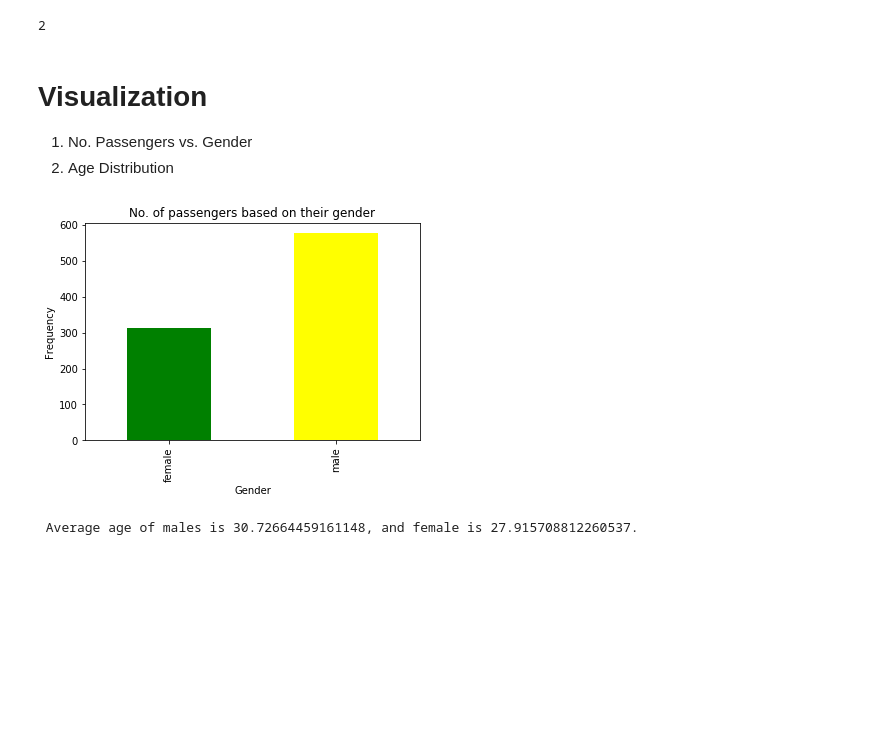
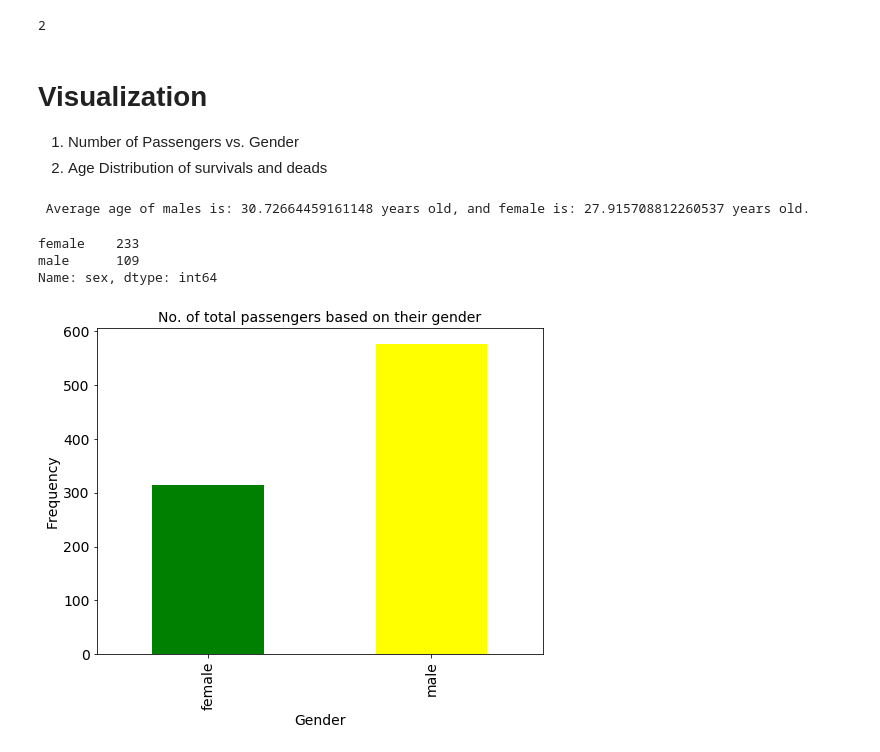
Before and after one commit to Hoda-MA/My-Projects, a Jupyter notebook: Titanic/Titanic Survivals.ipynb, the cells around one changed output. Cells and saved outputs as stored; diff of their text form; code cells hidden in the pictures; blank space fills up the shorter version.

Commit message:
-updated: notebook, visualizing. added: photo of ship classes

```diff
--- a/Titanic/Titanic Survivals.ipynb
+++ b/Titanic/Titanic Survivals.ipynb
@@ -29,6 +28,18 @@ from scipy import optimize
 import scipy.io as spio
 import seaborn as sns
 from sklearn.linear_model import LogisticRegression
+# %%
+#Plots Setting
+plt.rc('font', size=14)          # controls default text sizes
+plt.rc('axes', titlesize=14)     # fontsize of the axes title
+plt.rc('axes', labelsize=14)     # fontsize of the x and y labels
+plt.rc('xtick', labelsize=14)    # fontsize of the tick labels
+plt.rc('ytick', labelsize=14)    # fontsize of the tick labels
+plt.rc('legend', fontsize=10)    # legend fontsize
+plt.rc('figure', titlesize=10)   # fontsize of the figure title
+plt.rc('lines', linewidth=1, color='r')
+plt.rcParams['figure.figsize']=(8,6)
+Set1=['Red', 'Green','Yellow','pink', 'Navy','purple','black','Blue']
 # %%
 Titan = sns.load_dataset('titanic')
 Titan.head(10)
@@ -116,19 +117,26 @@ Titan.embarked.isna().sum()
 2
 # %% [markdown]
 # Visualization
-1. No. Passengers vs. Gender
-2. Age Distribution
+1. Number of Passengers vs. Gender
+2. Age Distribution of survivals and deads
+# %%
+print('\n Average age of males is: {} years old, and female is: {} years old.\n'.format(Titan.age[Titan.sex == 'male'].mean(), Titan.age[Titan.sex == 'female'].mean()))
+# %% [output]
+ Average age of males is: 30.72664459161148 years old, and female is: 27.915708812260537 years old.
+# %%
+#the frequencies of survivals between Men and Women
+Titan[Titan.survived==1]['sex'].value_counts()
+# %% [output]
+female    233
+male      109
+Name: sex, dtype: int64
 # %%
 # or showing as a classification (bar) diagram: No. of sample per each (sex)classes
 count_classes = pd.value_counts(Titan['sex'], sort = True).sort_index()
 count_classes.plot(kind = 'bar',color=['green','yellow'])
-plt.title("No. of passengers based on their gender")
+plt.title("No. of total passengers based on their gender")
 plt.xlabel("Gender")
 plt.ylabel("Frequency")
 plt.show()
 # %% [output]
-[figure, old version]
+[figure, new version]
-# %%
-print('\n Average age of males is {}, and female is {}.'.format(Titan.age[Titan.sex == 'male'].mean(), Titan.age[Titan.sex == 'female'].mean()))
-# %% [output]
- Average age of males is 30.72664459161148, and female is 27.915708812260537.
```
Also changed, not shown: parts of 34 cells of this notebook, 1 other file.
